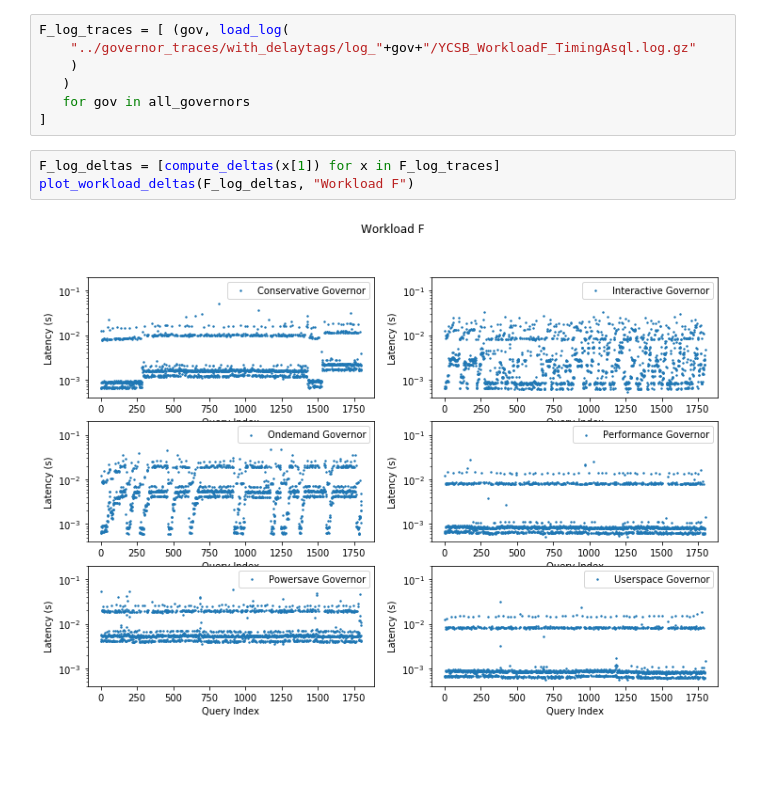
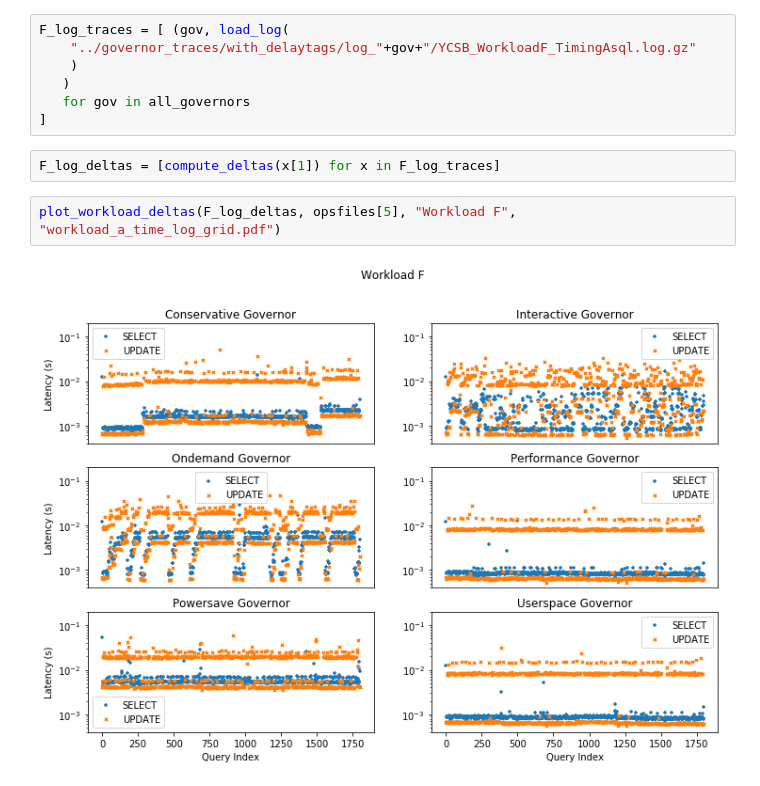
Before and after one commit to UBOdin/PocketBench, a Jupyter notebook: notebooks/Governor Timelines.ipynb, the cells around one changed output. Drawn from its saved outputs; the diff is of its cells as text; blank space fills up the shorter version.

```diff
--- a/notebooks/Governor Timelines.ipynb
+++ b/notebooks/Governor Timelines.ipynb
@@ -163,6 +238,7 @@ F_log_traces = [ (gov, load_log(
 ]
 # %%
 F_log_deltas = [compute_deltas(x[1]) for x in F_log_traces]
-plot_workload_deltas(F_log_deltas, "Workload F")
-# %% [output]
-[figure, removed]
+# %%
+plot_workload_deltas(F_log_deltas, opsfiles[5], "Workload F", "workload_a_time_log_grid.pdf")
+# %% [output]
+[figure, added]
```
Also changed, not shown: parts of 26 cells of this notebook, 6 other files.
